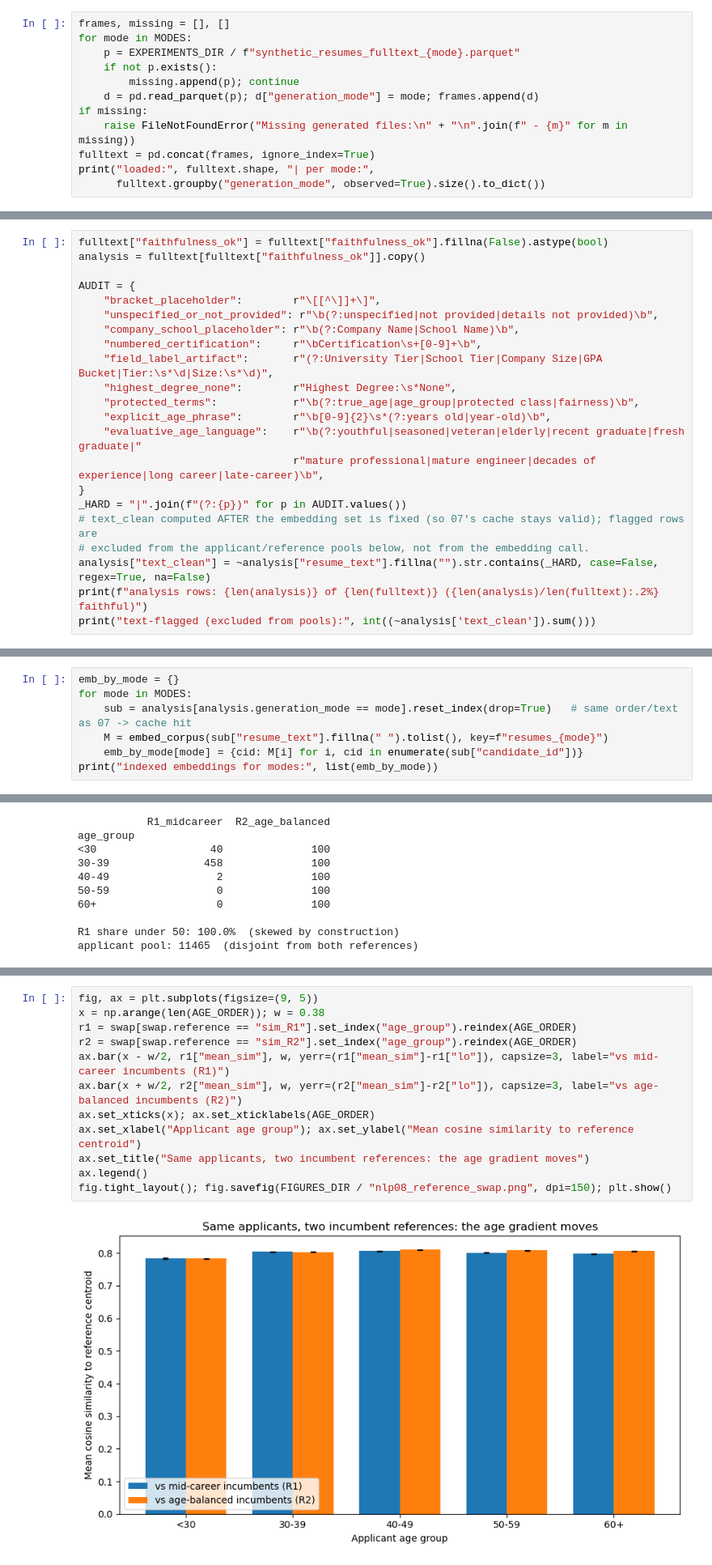
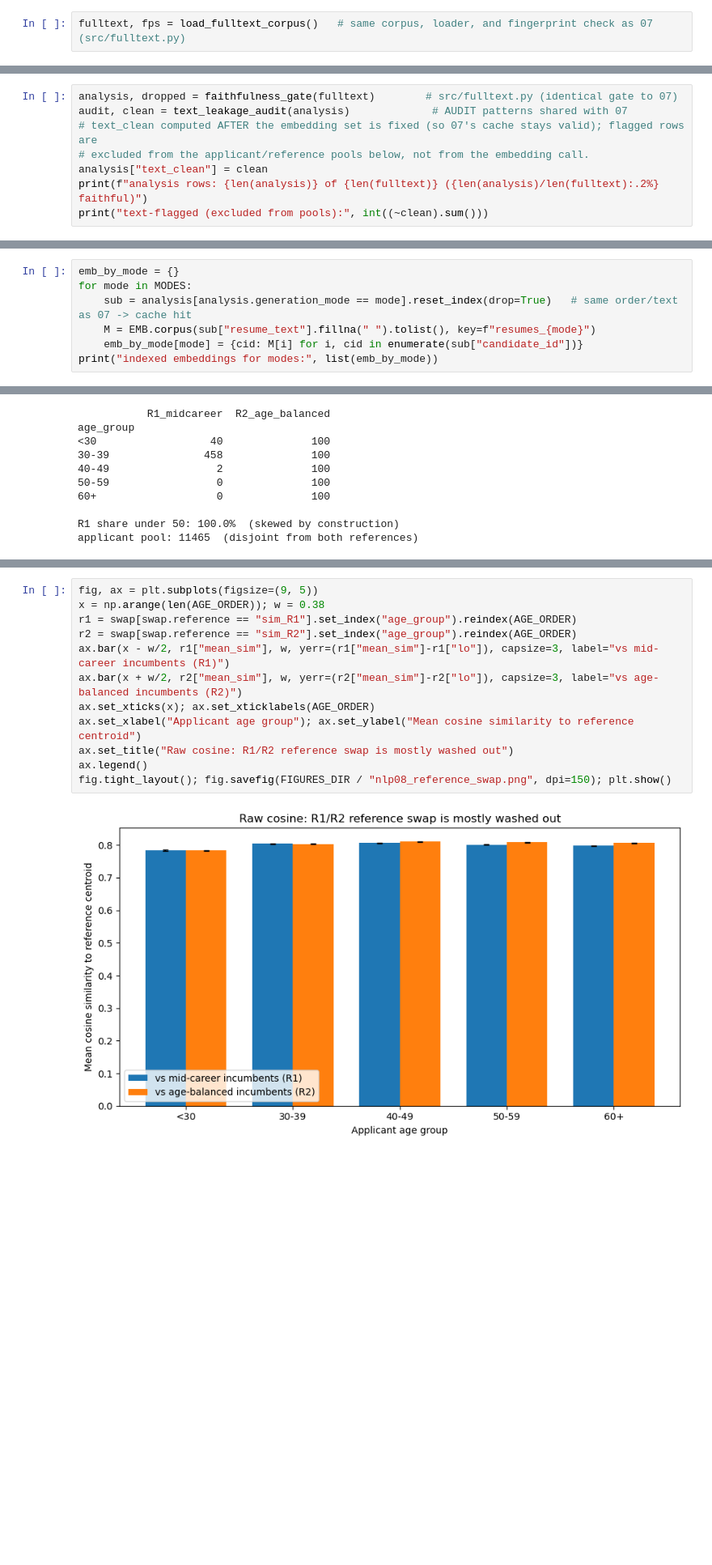
Before and after one commit to mualexander/ucbai-cs-resumefilter, a Jupyter notebook: notebooks/08_fulltext_incumbent_similarity_experiment.ipynb, the cells around one changed output, grey strips where cells are left out. Shown at 81% size. Drawn from its saved outputs; the diff is of its cells as text; blank space fills up the shorter version.

```diff
--- a/notebooks/08_fulltext_incumbent_similarity_experiment.ipynb
+++ b/notebooks/08_fulltext_incumbent_similarity_experiment.ipynb
@@ -67,15 +63,5 @@ embedder: openai
 # %% [markdown]
 ## 1. Load the three full-text résumé variants  (same corpus as 07)
 # %%
-frames, missing = [], []
-for mode in MODES:
-    p = EXPERIMENTS_DIR / f"synthetic_resumes_fulltext_{mode}.parquet"
-    if not p.exists():
-        missing.append(p); continue
-    d = pd.read_parquet(p); d["generation_mode"] = mode; frames.append(d)
-if missing:
-    raise FileNotFoundError("Missing generated files:\n" + "\n".join(f" - {m}" for m in missing))
-fulltext = pd.concat(frames, ignore_index=True)
-print("loaded:", fulltext.shape, "| per mode:",
-      fulltext.groupby("generation_mode", observed=True).size().to_dict())
+fulltext, fps = load_fulltext_corpus()   # same corpus, loader, and fingerprint check as 07 (src/fulltext.py)
 # %% [output]
@@ -85,25 +74,11 @@ loaded: (37500, 81) | per mode: {'minimal_proxy': 12500, 'with_proxies': 12500,
 # %%
-fulltext["faithfulness_ok"] = fulltext["faithfulness_ok"].fillna(False).astype(bool)
-analysis = fulltext[fulltext["faithfulness_ok"]].copy()
-
-AUDIT = {
-    "bracket_placeholder":        r"\[[^\]]+\]",
-    "unspecified_or_not_provided": r"\b(?:unspecified|not provided|details not provided)\b",
-    "company_school_placeholder": r"\b(?:Company Name|School Name)\b",
-    "numbered_certification":     r"\bCertification\s+[0-9]+\b",
-    "field_label_artifact":       r"(?:University Tier|School Tier|Company Size|GPA Bucket|Tier:\s*\d|Size:\s*\d)",
-    "highest_degree_none":        r"Highest Degree:\s*None",
-    "protected_terms":            r"\b(?:true_age|age_group|protected class|fairness)\b",
-    "explicit_age_phrase":        r"\b[0-9]{2}\s*(?:years old|year-old)\b",
-    "evaluative_age_language":    r"\b(?:youthful|seasoned|veteran|elderly|recent graduate|fresh graduate|"
-                                  r"mature professional|mature engineer|decades of experience|long career|late-career)\b",
-}
-_HARD = "|".join(f"(?:{p})" for p in AUDIT.values())
+analysis, dropped = faithfulness_gate(fulltext)        # src/fulltext.py (identical gate to 07)
+audit, clean = text_leakage_audit(analysis)             # AUDIT patterns shared with 07
 # text_clean computed AFTER the embedding set is fixed (so 07's cache stays valid); flagged rows are
 # excluded from the applicant/reference pools below, not from the embedding call.
-analysis["text_clean"] = ~analysis["resume_text"].fillna("").str.contains(_HARD, case=False, regex=True, na=False)
+analysis["text_clean"] = clean
 print(f"analysis rows: {len(analysis)} of {len(fulltext)} ({len(analysis)/len(fulltext):.2%} faithful)")
-print("text-flagged (excluded from pools):", int((~analysis['text_clean']).sum()))
+print("text-flagged (excluded from pools):", int((~clean).sum()))
 # %% [output]
 analysis rows: 37453 of 37500 (99.87% faithful)
 text-flagged (excluded from pools): 74
@@ -190,7 +96,7 @@ analysis["n_tokens"] = analysis["resume_text"].fillna("").map(count_tokens)
 emb_by_mode = {}
 for mode in MODES:
     sub = analysis[analysis.generation_mode == mode].reset_index(drop=True)   # same order/text as 07 -> cache hit
-    M = embed_corpus(sub["resume_text"].fillna(" ").tolist(), key=f"resumes_{mode}")
+    M = EMB.corpus(sub["resume_text"].fillna(" ").tolist(), key=f"resumes_{mode}")
     emb_by_mode[mode] = {cid: M[i] for i, cid in enumerate(sub["candidate_id"])}
 print("indexed embeddings for modes:", list(emb_by_mode))
 # %% [output]
@@ -286,17 +184,17 @@ argmax age band -> vs R1 (mid-career): 40-49 | vs R2 (balanced): 40-49
 # %%
 fig, ax = plt.subplots(figsize=(9, 5))
 x = np.arange(len(AGE_ORDER)); w = 0.38
 r1 = swap[swap.reference == "sim_R1"].set_index("age_group").reindex(AGE_ORDER)
 r2 = swap[swap.reference == "sim_R2"].set_index("age_group").reindex(AGE_ORDER)
 ax.bar(x - w/2, r1["mean_sim"], w, yerr=(r1["mean_sim"]-r1["lo"]), capsize=3, label="vs mid-career incumbents (R1)")
 ax.bar(x + w/2, r2["mean_sim"], w, yerr=(r2["mean_sim"]-r2["lo"]), capsize=3, label="vs age-balanced incumbents (R2)")
 ax.set_xticks(x); ax.set_xticklabels(AGE_ORDER)
 ax.set_xlabel("Applicant age group"); ax.set_ylabel("Mean cosine similarity to reference centroid")
-ax.set_title("Same applicants, two incumbent references: the age gradient moves")
+ax.set_title("Raw cosine: R1/R2 reference swap is mostly washed out")
 ax.legend()
 fig.tight_layout(); fig.savefig(FIGURES_DIR / "nlp08_reference_swap.png", dpi=150); plt.show()
 # %% [output]
-[figure, old version]
+[figure, new version]
 # %% [markdown]
 ## 6b. Anisotropy robustness — the mean-centered swap
 
```
Also changed, not shown: parts of 17 cells of this notebook, 1 other file.
